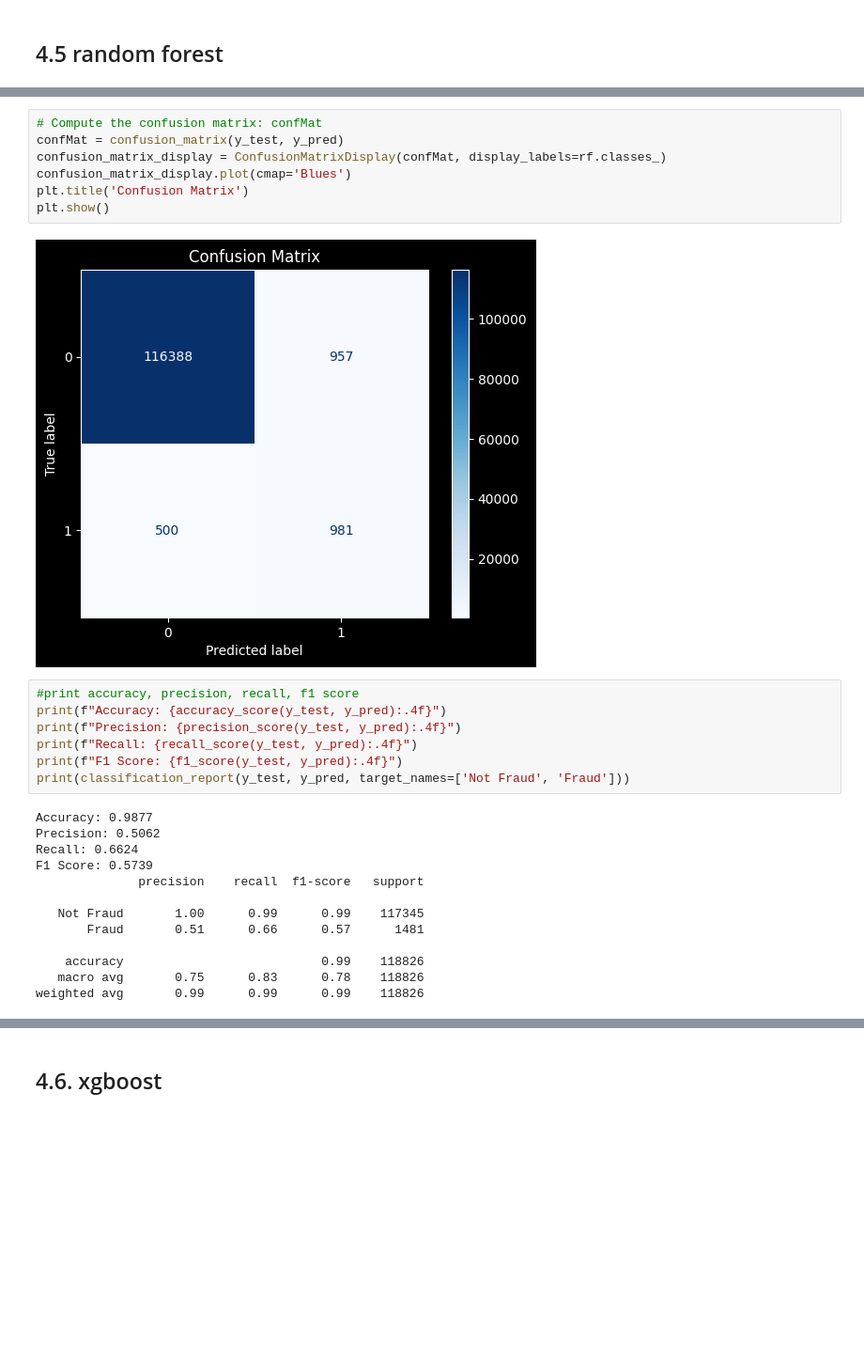
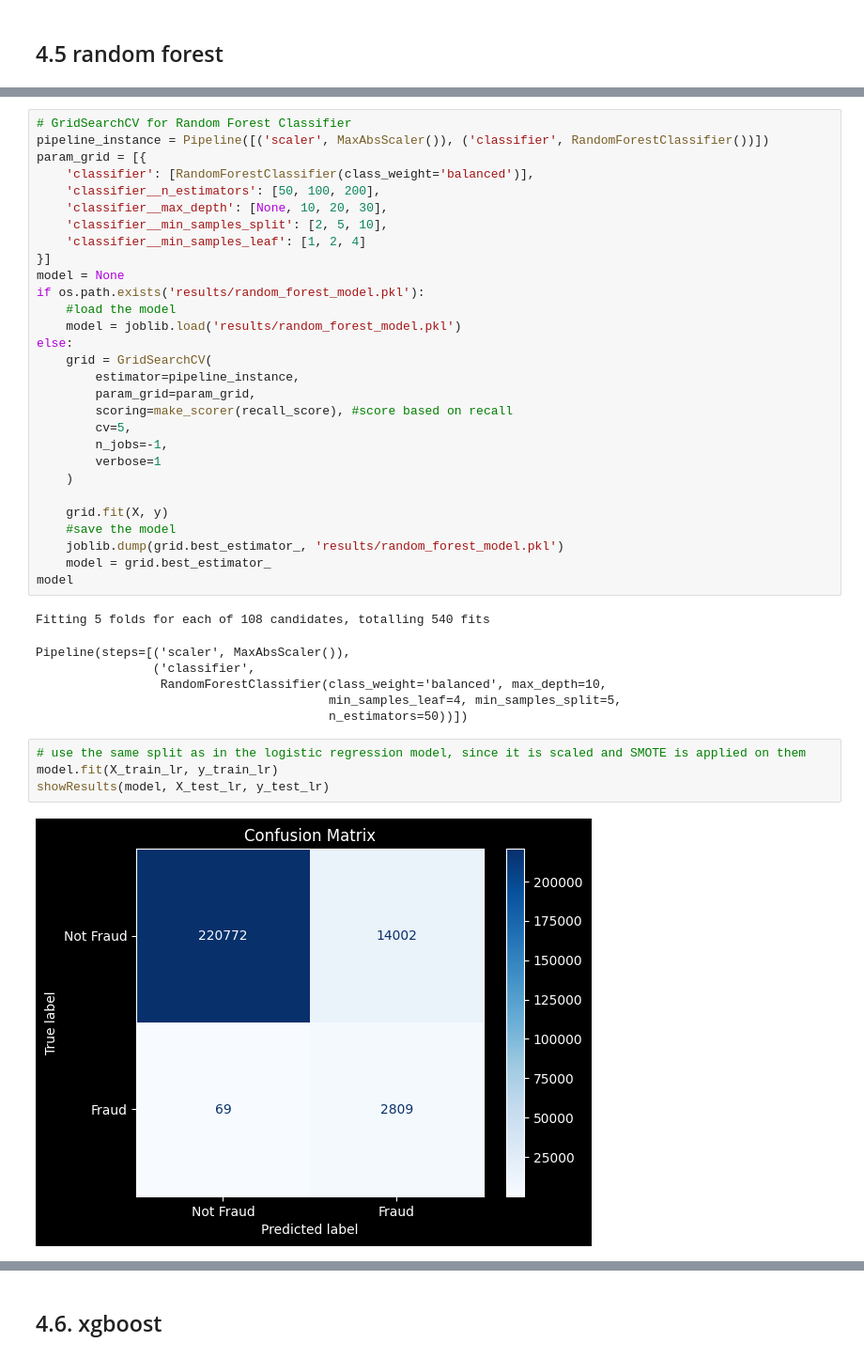
Before and after one commit to koutsompinask/MSC, a Jupyter notebook: semester B/Python/assignment/classification.ipynb, the cells around one changed output, grey strips where cells are left out. Shown at 94% size. Saved outputs shown, nothing was run; the diff lists cells and outputs as text; blank space fills up the shorter version.

Commit message:
python classification gridsearch and cleanup

```diff
--- a/semester B/Python/assignment/classification.ipynb
+++ b/semester B/Python/assignment/classification.ipynb
@@ -558,29 +565,42 @@ y_pred = rf.predict(X_test_pca)
-# %%
-# Compute the confusion matrix: confMat
-confMat = confusion_matrix(y_test, y_pred)
-confusion_matrix_display = ConfusionMatrixDisplay(confMat, display_labels=rf.classes_)
-confusion_matrix_display.plot(cmap='Blues')
-plt.title('Confusion Matrix')
-plt.show()
-# %% [output]
-[figure, removed]
-# %%
-#print accuracy, precision, recall, f1 score
-print(f"Accuracy: {accuracy_score(y_test, y_pred):.4f}")
-print(f"Precision: {precision_score(y_test, y_pred):.4f}")
-print(f"Recall: {recall_score(y_test, y_pred):.4f}")
-print(f"F1 Score: {f1_score(y_test, y_pred):.4f}")
-print(classification_report(y_test, y_pred, target_names=['Not Fraud', 'Fraud']))
-# %% [output]
-Accuracy: 0.9877
-Precision: 0.5062
-Recall: 0.6624
-F1 Score: 0.5739
-              precision    recall  f1-score   support
-
-   Not Fraud       1.00      0.99      0.99    117345
-       Fraud       0.51      0.66      0.57      1481
-
-    accuracy                           0.99    118826
-   macro avg       0.75      0.83      0.78    118826
-weighted avg       0.99      0.99      0.99    118826
+# %%
+# GridSearchCV for Random Forest Classifier
+pipeline_instance = Pipeline([('scaler', MaxAbsScaler()), ('classifier', RandomForestClassifier())])
+param_grid = [{
+    'classifier': [RandomForestClassifier(class_weight='balanced')],
+    'classifier__n_estimators': [50, 100, 200],
+    'classifier__max_depth': [None, 10, 20, 30],
+    'classifier__min_samples_split': [2, 5, 10],
+    'classifier__min_samples_leaf': [1, 2, 4]
+}]
+model = None
+if os.path.exists('results/random_forest_model.pkl'):
+    #load the model
+    model = joblib.load('results/random_forest_model.pkl')
+else:
+    grid = GridSearchCV(
+        estimator=pipeline_instance,
+        param_grid=param_grid,
+        scoring=make_scorer(recall_score), #score based on recall
+        cv=5,
+        n_jobs=-1,
+        verbose=1
+    )
+
+    grid.fit(X, y)
+    #save the model
+    joblib.dump(grid.best_estimator_, 'results/random_forest_model.pkl')
+    model = grid.best_estimator_
+model
+# %% [output]
+Fitting 5 folds for each of 108 candidates, totalling 540 fits
+Pipeline(steps=[('scaler', MaxAbsScaler()),
+                ('classifier',
+                 RandomForestClassifier(class_weight='balanced', max_depth=10,
+                                        min_samples_leaf=4, min_samples_split=5,
+                                        n_estimators=50))])
+# %%
+# use the same split as in the logistic regression model, since it is scaled and SMOTE is applied on them
+model.fit(X_train_lr, y_train_lr)
+showResults(model, X_test_lr, y_test_lr)
+# %% [output]
+[figure, added]
```
Also changed, not shown: parts of 12 cells of this notebook, 2 other files.
